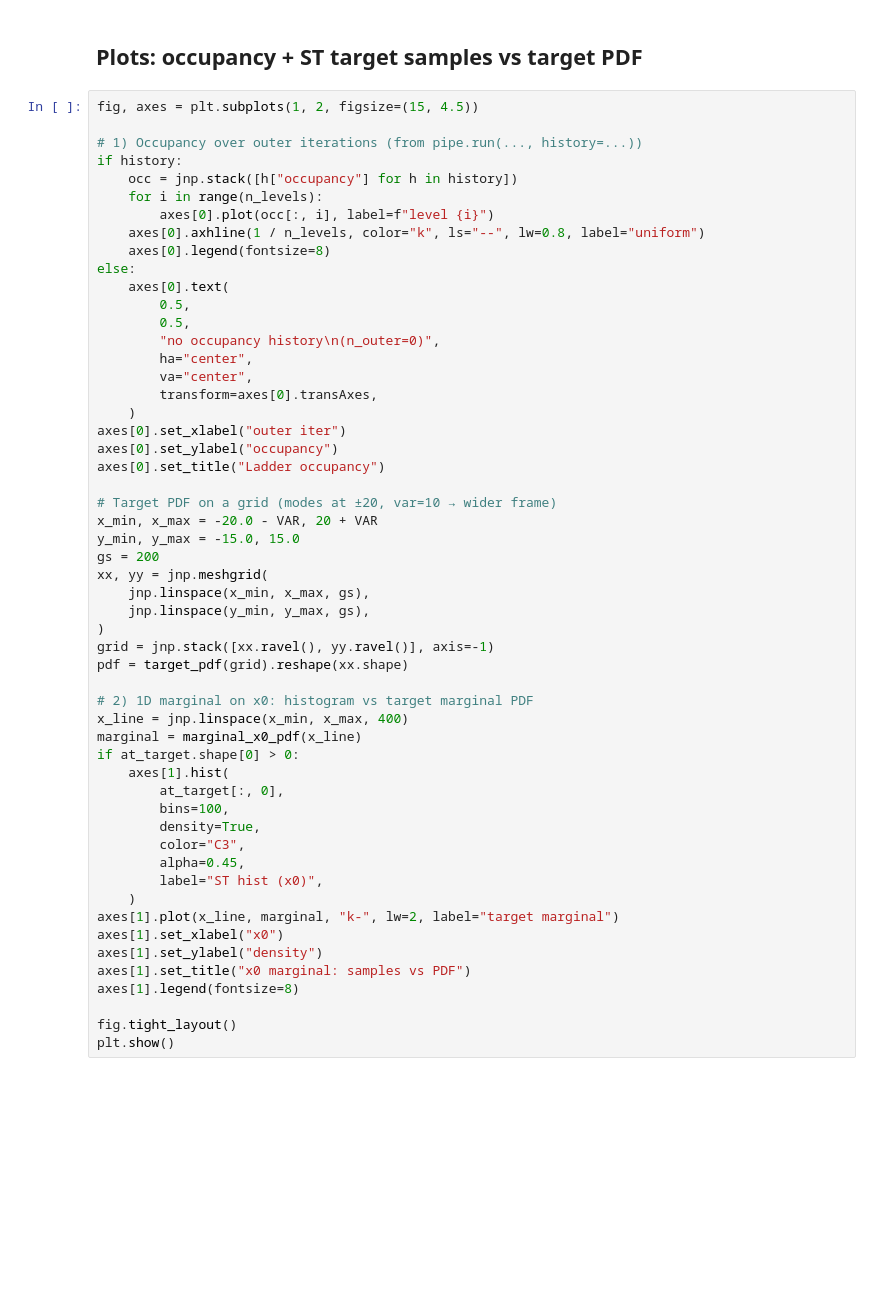
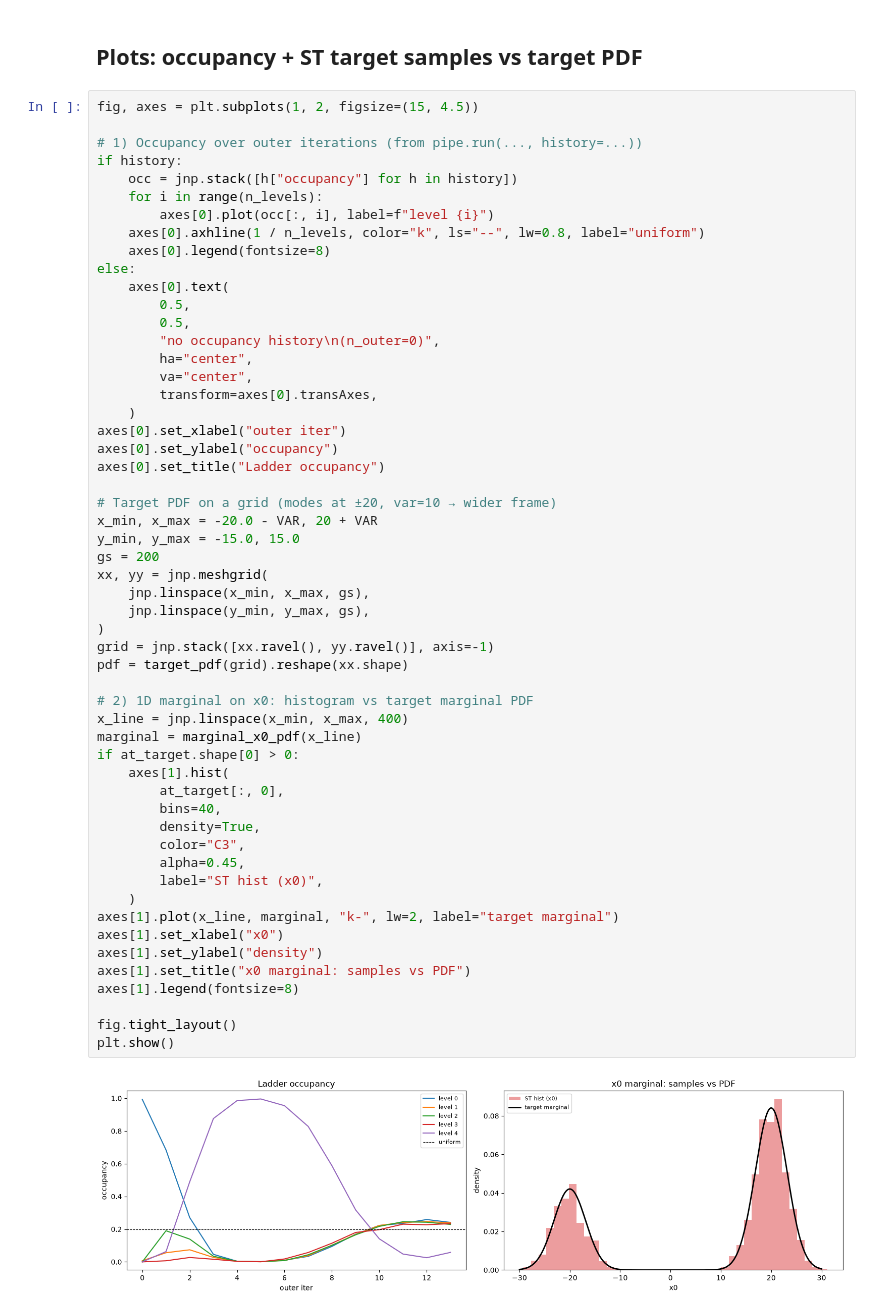
Before and after one commit to saobangmath/jax-krystal, a Jupyter notebook: examples/bimodal_st.ipynb, the cells around one changed output. Cells and saved outputs as stored; diff of their text form; blank space fills up the shorter version.

```diff
--- a/examples/bimodal_st.ipynb
+++ b/examples/bimodal_st.ipynb
@@ -245,31 +259,33 @@ axes[0].set_title("Ladder occupancy")
 # Target PDF on a grid (modes at ±20, var=10 → wider frame)
 x_min, x_max = -20.0 - VAR, 20 + VAR
 y_min, y_max = -15.0, 15.0
 gs = 200
 xx, yy = jnp.meshgrid(
     jnp.linspace(x_min, x_max, gs),
     jnp.linspace(y_min, y_max, gs),
 )
 grid = jnp.stack([xx.ravel(), yy.ravel()], axis=-1)
 pdf = target_pdf(grid).reshape(xx.shape)
 
 # 2) 1D marginal on x0: histogram vs target marginal PDF
 x_line = jnp.linspace(x_min, x_max, 400)
 marginal = marginal_x0_pdf(x_line)
 if at_target.shape[0] > 0:
     axes[1].hist(
         at_target[:, 0],
-        bins=100,
+        bins=40,
         density=True,
         color="C3",
         alpha=0.45,
         label="ST hist (x0)",
     )
 axes[1].plot(x_line, marginal, "k-", lw=2, label="target marginal")
 axes[1].set_xlabel("x0")
 axes[1].set_ylabel("density")
 axes[1].set_title("x0 marginal: samples vs PDF")
 axes[1].legend(fontsize=8)
 
 fig.tight_layout()
 plt.show()
+# %% [output]
+[figure, added]
```
Also changed, not shown: parts of 2 cells of this notebook.
